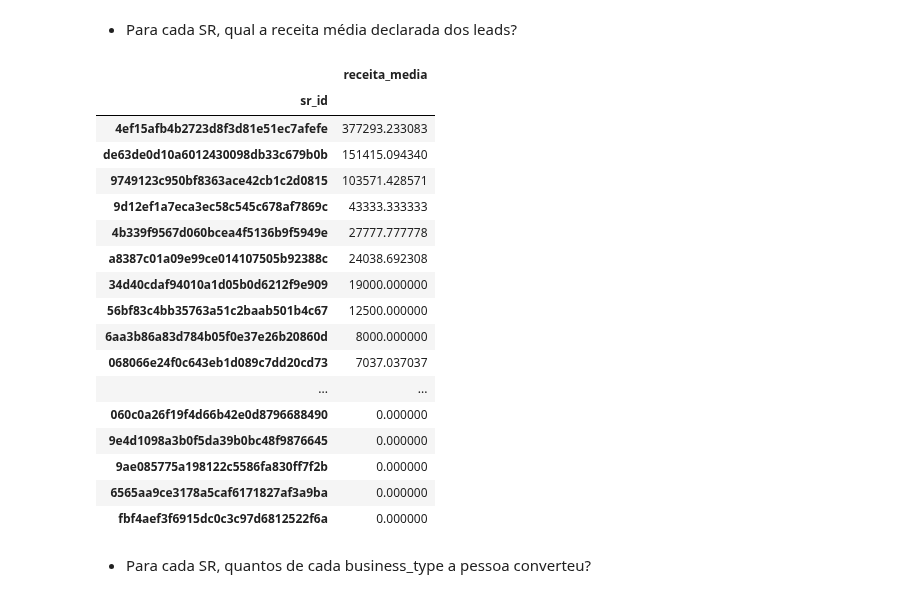
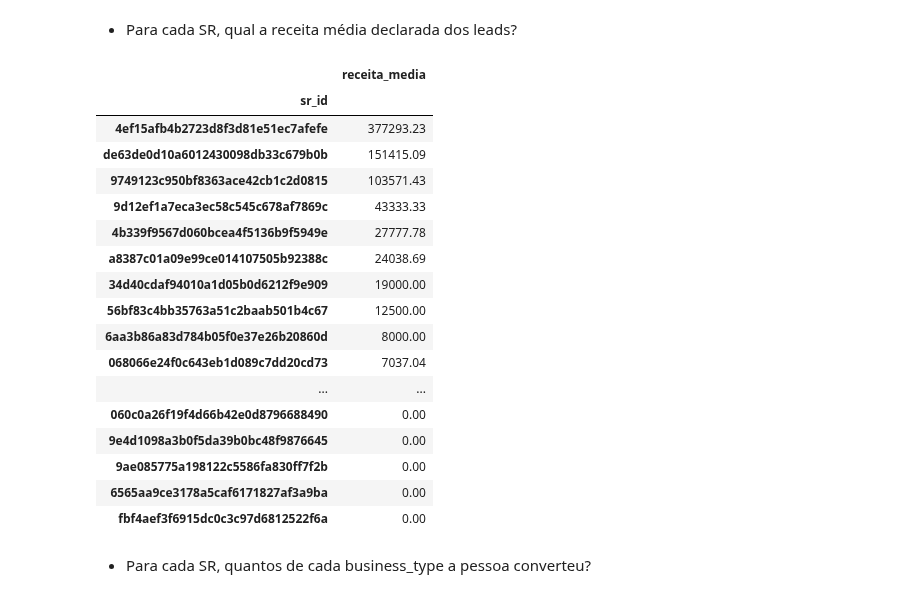
Before and after one commit to lucallegari/project01, a Jupyter notebook: dados01 - olist_mkt_funnel/solution.ipynb, the cells around one changed output. Saved outputs shown, nothing was run; the diff lists cells and outputs as text; code cells hidden in the pictures.

```diff
--- a/dados01 - olist_mkt_funnel/solution.ipynb
+++ b/dados01 - olist_mkt_funnel/solution.ipynb
@@ -6,3 +5,3 @@ Processamento de dados:
 # %%
 # Tratando informações da tabela de todos os Leads
-df1 = pd.read_csv('olist_marketing_qualified_leads_dataset.csv', sep = ',')
+df_leads = pd.read_csv('olist_marketing_qualified_leads_dataset.csv', sep = ',')
@@ -9,3 +33,3 @@ df1 = pd.read_csv('olist_marketing_qualified_leads_dataset.csv', sep = ',')
 # %%
 # Tratando informações da tabela de acordos firmados
-df2 = pd.read_csv('olist_closed_deals_dataset.csv', sep = ',')
+df_closed_deals = pd.read_csv('olist_closed_deals_dataset.csv', sep = ',')
@@ -12,4 +67,4 @@ df2 = pd.read_csv('olist_closed_deals_dataset.csv', sep = ',')
 # %%
 # Criando a coluna 'is_closed' na tabela de acodos fechados/firmados
-df2['is_closed'] = True
+df_closed_deals['is_closed'] = True
 # %% [markdown]
@@ -17,3 +72,4 @@ df2['is_closed'] = True
 # %%
 # Criando a tabela com todas as informações disponíveis
-tabela_mqls = pd.merge(df1, df2, how='left', on='mql_id')
+tabela_mqls = pd.merge(df_leads, df_closed_deals, how='left', on='mql_id')
+tabela_mqls.head(2)
@@ -119,26 +192,26 @@ conv_landing_page
 # %% [markdown]
 - Para cada SR, qual a receita média declarada dos leads?
 # %%
-tabela_mqls.groupby('sr_id')['declared_monthly_revenue'].mean().sort_values(ascending=False).to_frame("receita_media")
+tabela_mqls.groupby('sr_id')['declared_monthly_revenue'].mean().sort_values(ascending=False).round(2).to_frame("receita_media")
 # %% [output]
 |  | receita_media |
 | sr_id |  |
-| 4ef15afb4b2723d8f3d81e51ec7afefe | 377293.233083 |
-| de63de0d10a6012430098db33c679b0b | 151415.094340 |
-| 9749123c950bf8363ace42cb1c2d0815 | 103571.428571 |
-| 9d12ef1a7eca3ec58c545c678af7869c | 43333.333333 |
-| 4b339f9567d060bcea4f5136b9f5949e | 27777.777778 |
-| a8387c01a09e99ce014107505b92388c | 24038.692308 |
-| 34d40cdaf94010a1d05b0d6212f9e909 | 19000.000000 |
-| 56bf83c4bb35763a51c2baab501b4c67 | 12500.000000 |
-| 6aa3b86a83d784b05f0e37e26b20860d | 8000.000000 |
-| 068066e24f0c643eb1d089c7dd20cd73 | 7037.037037 |
+| 4ef15afb4b2723d8f3d81e51ec7afefe | 377293.23 |
+| de63de0d10a6012430098db33c679b0b | 151415.09 |
+| 9749123c950bf8363ace42cb1c2d0815 | 103571.43 |
+| 9d12ef1a7eca3ec58c545c678af7869c | 43333.33 |
+| 4b339f9567d060bcea4f5136b9f5949e | 27777.78 |
+| a8387c01a09e99ce014107505b92388c | 24038.69 |
+| 34d40cdaf94010a1d05b0d6212f9e909 | 19000.00 |
+| 56bf83c4bb35763a51c2baab501b4c67 | 12500.00 |
+| 6aa3b86a83d784b05f0e37e26b20860d | 8000.00 |
+| 068066e24f0c643eb1d089c7dd20cd73 | 7037.04 |
 | ... | ... |
-| 060c0a26f19f4d66b42e0d8796688490 | 0.000000 |
-| 9e4d1098a3b0f5da39b0bc48f9876645 | 0.000000 |
-| 9ae085775a198122c5586fa830ff7f2b | 0.000000 |
-| 6565aa9ce3178a5caf6171827af3a9ba | 0.000000 |
-| fbf4aef3f6915dc0c3c97d6812522f6a | 0.000000 |
+| 060c0a26f19f4d66b42e0d8796688490 | 0.00 |
+| 9e4d1098a3b0f5da39b0bc48f9876645 | 0.00 |
+| 9ae085775a198122c5586fa830ff7f2b | 0.00 |
+| 6565aa9ce3178a5caf6171827af3a9ba | 0.00 |
+| fbf4aef3f6915dc0c3c97d6812522f6a | 0.00 |
 # %% [markdown]
 - Para cada SR, quantos de cada business_type a pessoa converteu?
 # %%
```
Also changed, not shown: parts of 14 cells of this notebook.
